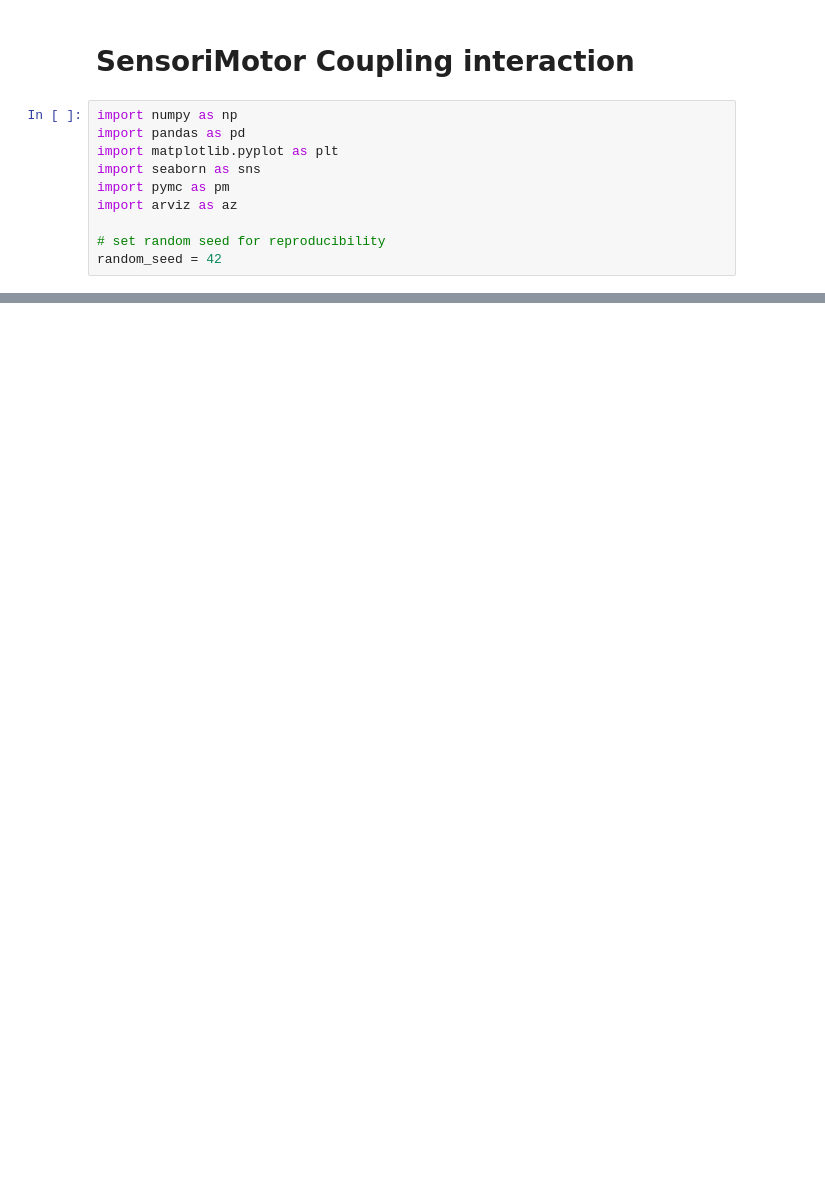
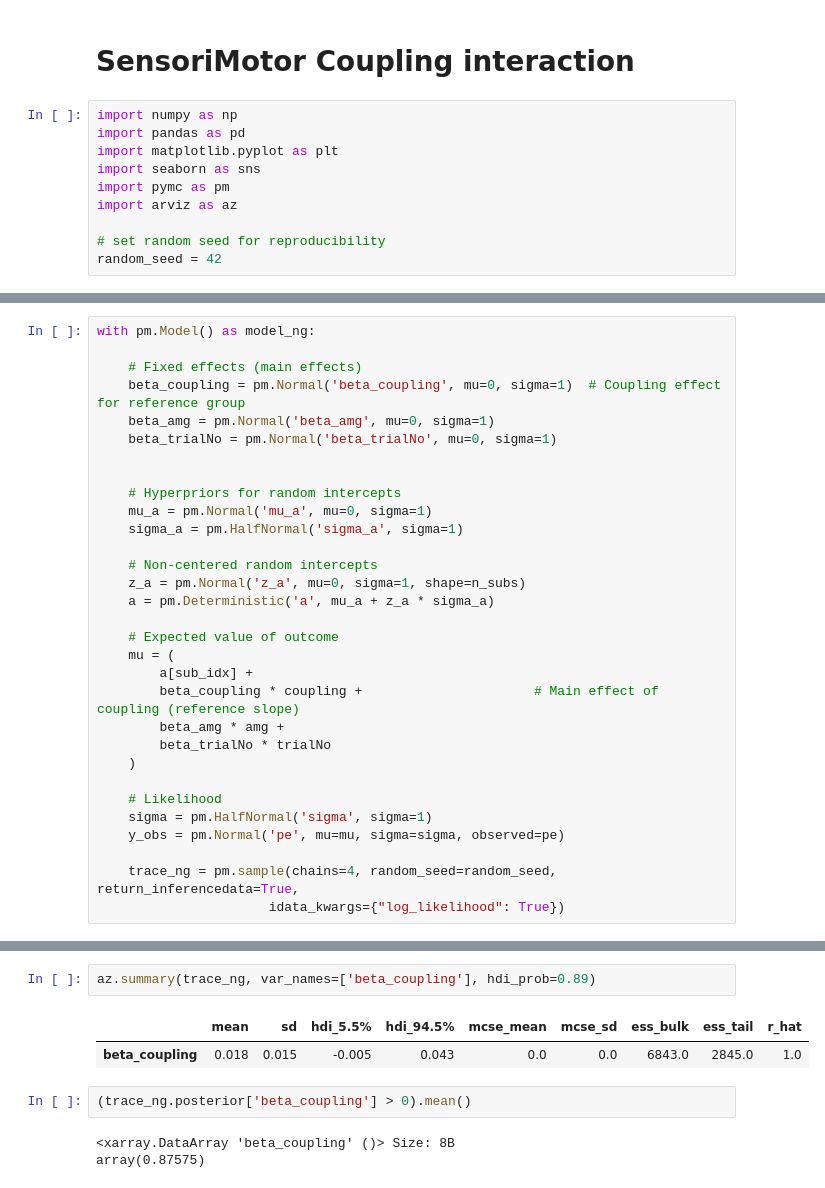
Before and after one commit to orduek/fearLearning_coupling, a Jupyter notebook: sm_analysis.ipynb, the cells around one changed output, grey strips where cells are left out. Drawn from its saved outputs; the diff is of its cells as text; blank space fills up the shorter version.

```diff
--- a/sm_analysis.ipynb
+++ b/sm_analysis.ipynb
@@ -146,0 +153,31 @@ az.summary(trace, var_names=['beta_coupling', 'beta_group_raw', 'beta_interactio
+# %%
+with pm.Model() as model_ng:
+
+    # Fixed effects (main effects)
+    beta_coupling = pm.Normal('beta_coupling', mu=0, sigma=1)  # Coupling effect for reference group
+    beta_amg = pm.Normal('beta_amg', mu=0, sigma=1)
+    beta_trialNo = pm.Normal('beta_trialNo', mu=0, sigma=1)
+
+
+    # Hyperpriors for random intercepts
+    mu_a = pm.Normal('mu_a', mu=0, sigma=1)
+    sigma_a = pm.HalfNormal('sigma_a', sigma=1)
+
+    # Non-centered random intercepts
+    z_a = pm.Normal('z_a', mu=0, sigma=1, shape=n_subs)
+    a = pm.Deterministic('a', mu_a + z_a * sigma_a)
+
+    # Expected value of outcome
+    mu = (
+        a[sub_idx] +
+        beta_coupling * coupling +                      # Main effect of coupling (reference slope)
+        beta_amg * amg +
+        beta_trialNo * trialNo
+    )
+
+    # Likelihood
+    sigma = pm.HalfNormal('sigma', sigma=1)
+    y_obs = pm.Normal('pe', mu=mu, sigma=sigma, observed=pe)
+
+    trace_ng = pm.sample(chains=4, random_seed=random_seed, return_inferencedata=True,
+                      idata_kwargs={"log_likelihood": True})
@@ -146,0 +191,10 @@ az.summary(trace, var_names=['beta_coupling', 'beta_group_raw', 'beta_interactio
+# %%
+az.summary(trace_ng, var_names=['beta_coupling'], hdi_prob=0.89)
+# %% [output]
+|  | mean | sd | hdi_5.5% | hdi_94.5% | mcse_mean | mcse_sd | ess_bulk | ess_tail | r_hat |
+| beta_coupling | 0.018 | 0.015 | -0.005 | 0.043 | 0.0 | 0.0 | 6843.0 | 2845.0 | 1.0 |
+# %%
+(trace_ng.posterior['beta_coupling'] > 0).mean()
+# %% [output]
+<xarray.DataArray 'beta_coupling' ()> Size: 8B
+array(0.87575)
```
Also changed, not shown: parts of 5 cells of this notebook, 7 other files.
